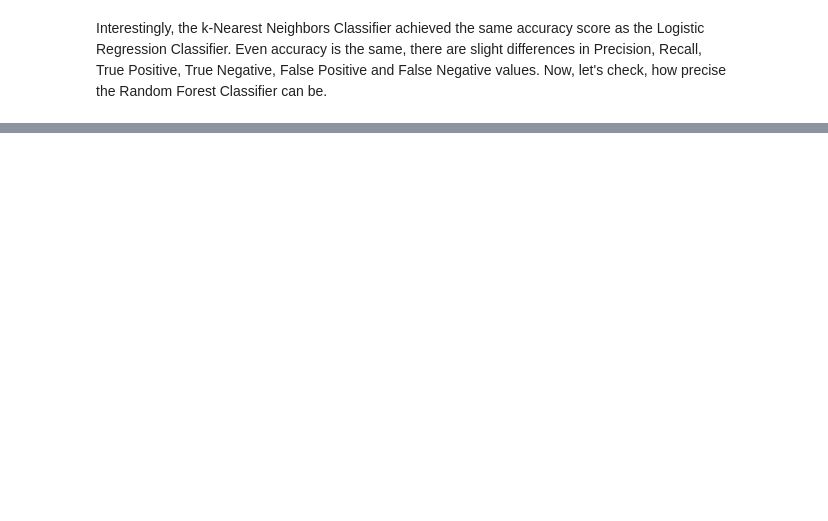
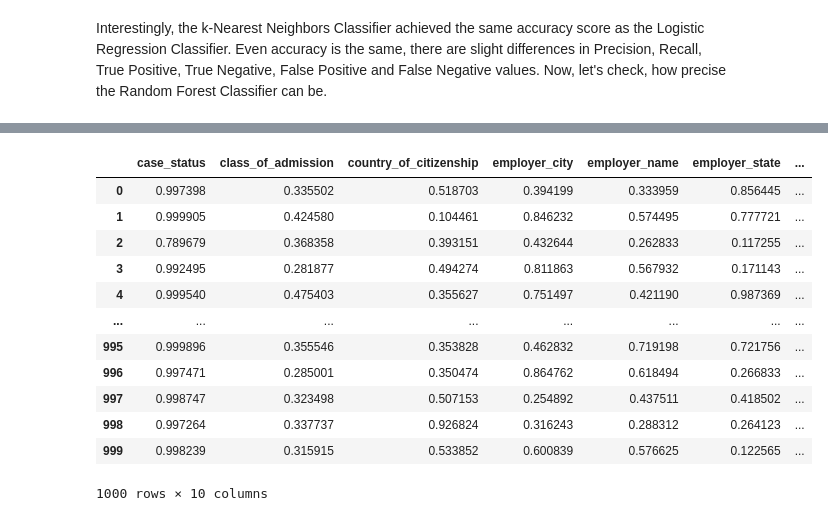
Before and after one commit to robinzheng9494/us-perm-visa-ai, a Jupyter notebook: us_permanent_visa_applications_v1_1_fraud.ipynb, the cells around one changed output, grey strips where cells are left out. Cells and saved outputs as stored; diff of their text form; code cells hidden in the pictures; blank space fills up the shorter version.

```diff
--- a/us_permanent_visa_applications_v1_1_fraud.ipynb
+++ b/us_permanent_visa_applications_v1_1_fraud.ipynb
@@ -878,0 +1246,16 @@ df['is_fraud'] = False
+# %%
+synthetic_applications
+# %% [output]
+|  | case_status | class_of_admission | country_of_citizenship | employer_city | employer_name | employer_state | ... |
+| 0 | 0.997398 | 0.335502 | 0.518703 | 0.394199 | 0.333959 | 0.856445 | ... |
+| 1 | 0.999905 | 0.424580 | 0.104461 | 0.846232 | 0.574495 | 0.777721 | ... |
+| 2 | 0.789679 | 0.368358 | 0.393151 | 0.432644 | 0.262833 | 0.117255 | ... |
+| 3 | 0.992495 | 0.281877 | 0.494274 | 0.811863 | 0.567932 | 0.171143 | ... |
+| 4 | 0.999540 | 0.475403 | 0.355627 | 0.751497 | 0.421190 | 0.987369 | ... |
+| ... | ... | ... | ... | ... | ... | ... | ... |
+| 995 | 0.999896 | 0.355546 | 0.353828 | 0.462832 | 0.719198 | 0.721756 | ... |
+| 996 | 0.997471 | 0.285001 | 0.350474 | 0.864762 | 0.618494 | 0.266833 | ... |
+| 997 | 0.998747 | 0.323498 | 0.507153 | 0.254892 | 0.437511 | 0.418502 | ... |
+| 998 | 0.997264 | 0.337737 | 0.926824 | 0.316243 | 0.288312 | 0.264123 | ... |
+| 999 | 0.998239 | 0.315915 | 0.533852 | 0.600839 | 0.576625 | 0.122565 | ... |
+1000 rows × 10 columns
```
Also changed, not shown: parts of 35 cells of this notebook.
